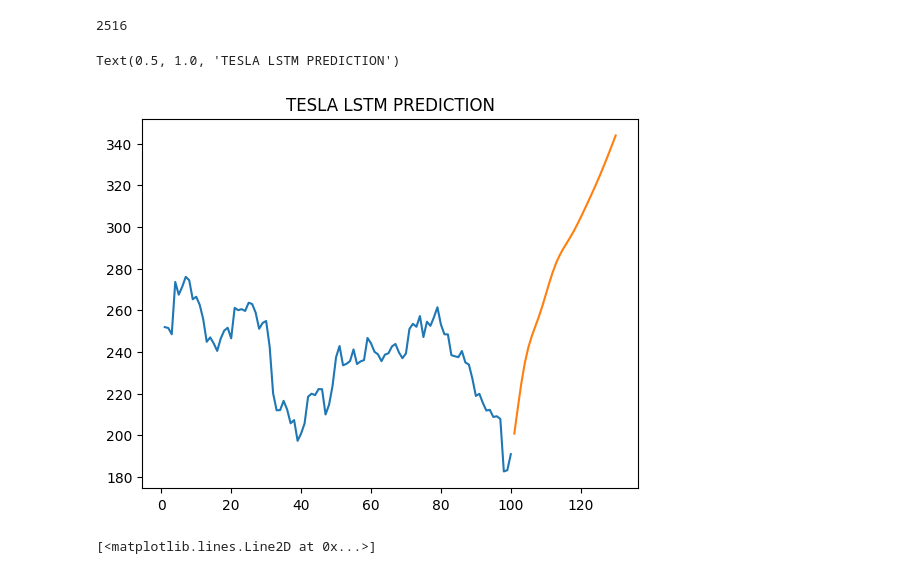
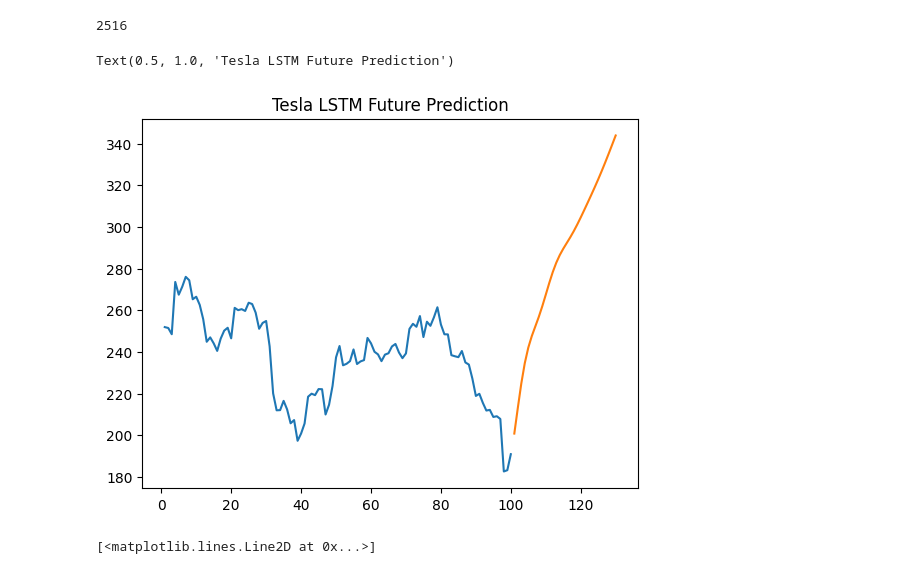
Before and after one commit to satishp0099/ML_On_FinancialMarkets, a Jupyter notebook: LSTM.ipynb, the cells around one changed output. Drawn from its saved outputs; the diff is of its cells as text; code cells hidden in the pictures.

```diff
--- a/LSTM.ipynb
+++ b/LSTM.ipynb
@@ -241,10 +245,10 @@ len(dataClose)
 # %%
 plt.plot(day_new,mms.inverse_transform(dataClose[2416:]))
 plt.plot(day_pred,mms.inverse_transform(lst_output))
-plt.title('TESLA LSTM PREDICTION')
+plt.title('Tesla LSTM Future Prediction')
 # %% [output]
-Text(0.5, 1.0, 'TESLA LSTM PREDICTION')
+Text(0.5, 1.0, 'Tesla LSTM Future Prediction')
-[figure, old version]
+[figure, new version]
 # %%
 df3=dataClose.tolist()
 df3.extend(lst_output)
```
Also changed, not shown: parts of 2 cells of this notebook.
